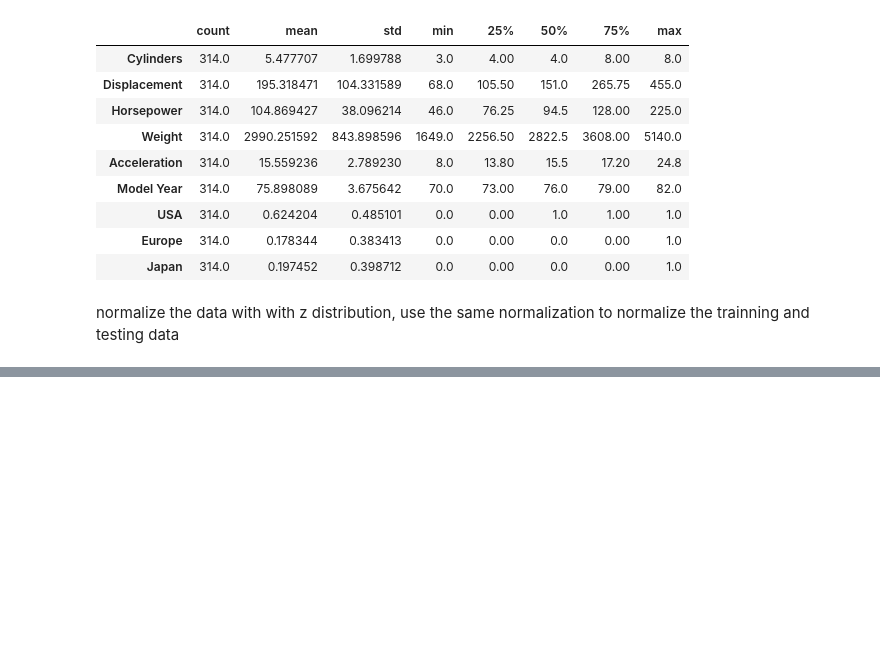
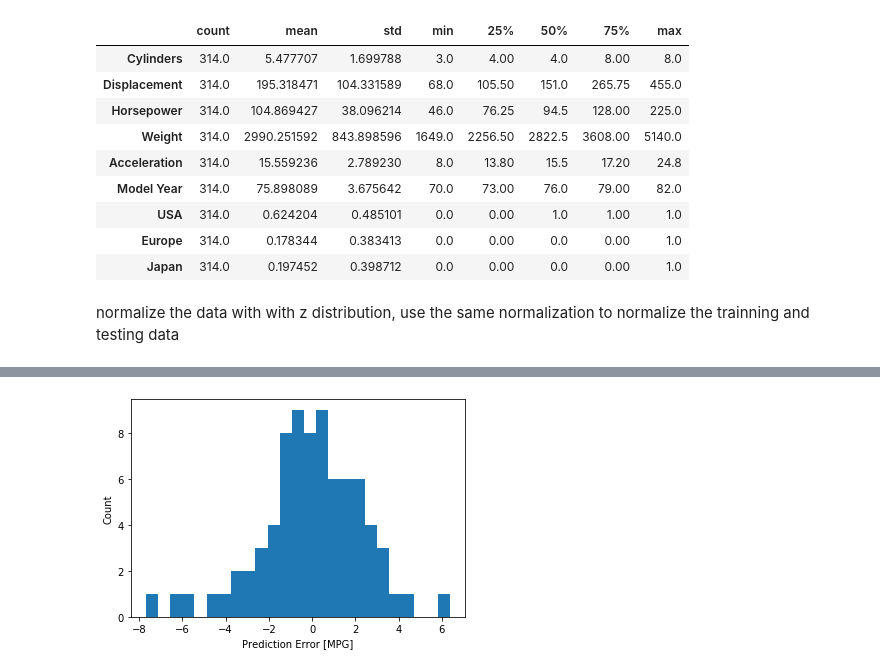
Before and after one commit to lancelotwillow/tf, a Jupyter notebook: keras_3.ipynb, the cells around one changed output, grey strips where cells are left out. Saved outputs shown, nothing was run; the diff lists cells and outputs as text; code cells hidden in the pictures; blank space fills up the shorter version.

```diff
--- a/keras_3.ipynb
+++ b/keras_3.ipynb
@@ -111,0 +255,8 @@ def build_model():
+# %%
+error = test_predictions - test_labels
+plt.hist(error, bins = 25)
+plt.xlabel("Prediction Error [MPG]")
+plt.ylabel("Count")
+plt.show()
+# %% [output]
+[figure, added]
```
Also changed, not shown: parts of 13 cells of this notebook, 1 other file.
